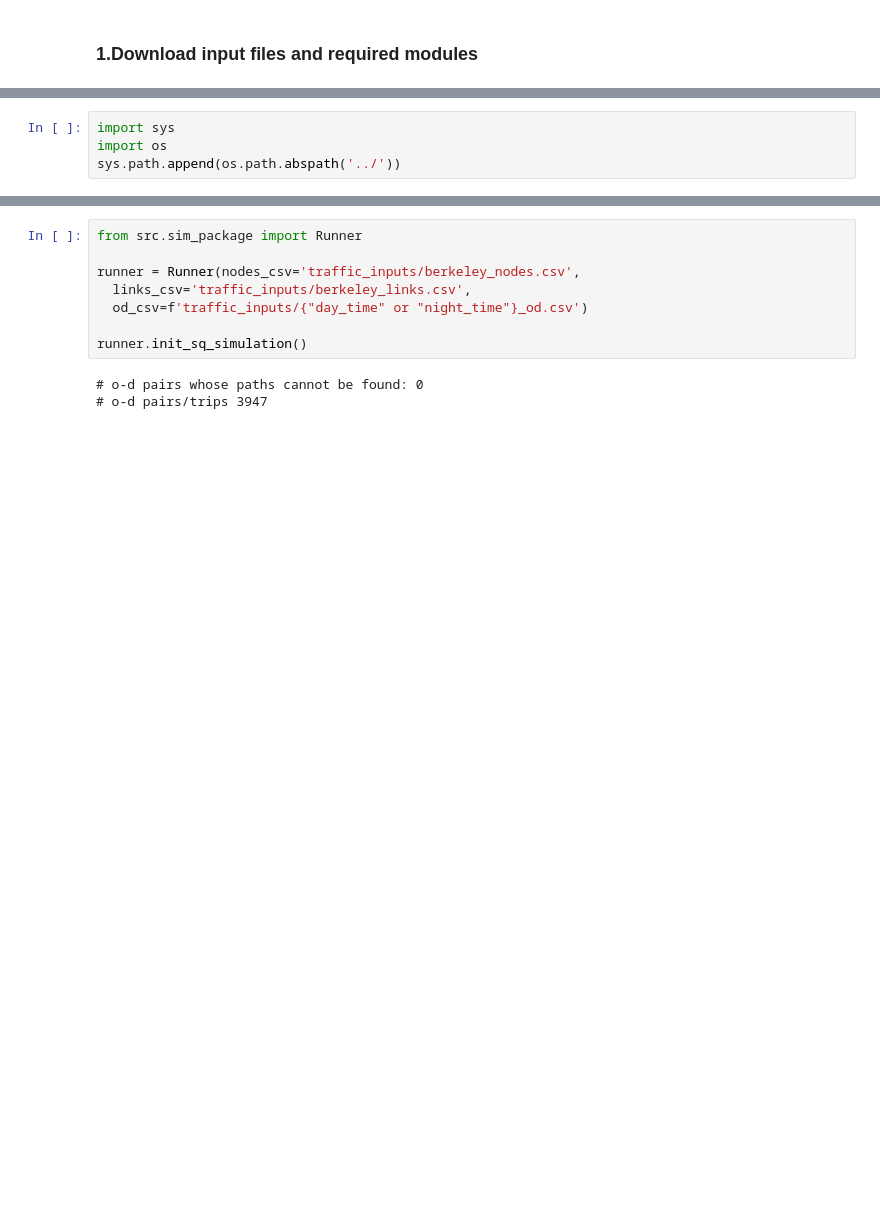
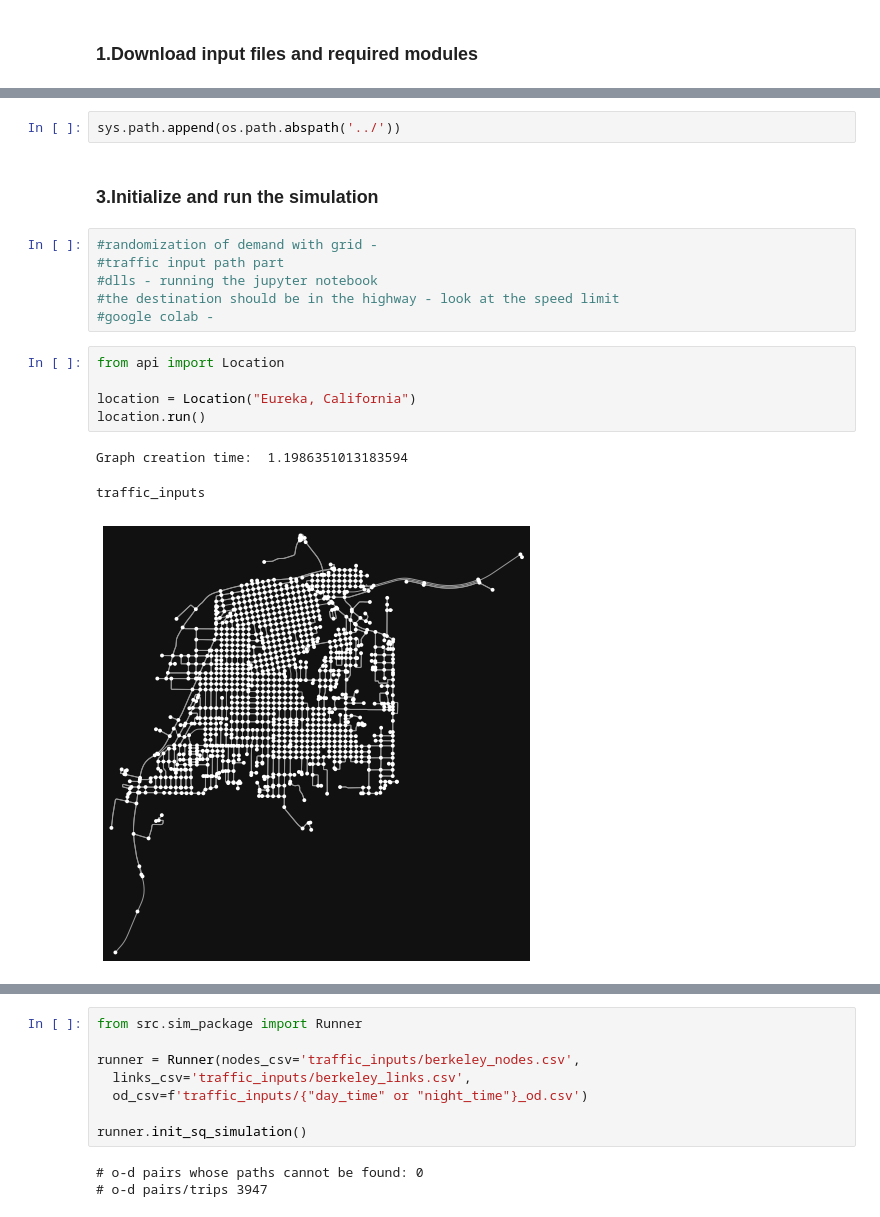
Before and after one commit to UCB-CE170a/Fall2021, a Jupyter notebook: sim_package/examples/default_sim.ipynb, the cells around one changed output, grey strips where cells are left out. Saved outputs shown, nothing was run; the diff lists cells and outputs as text; blank space fills up the shorter version.

```diff
--- a/sim_package/examples/default_sim.ipynb
+++ b/sim_package/examples/default_sim.ipynb
@@ -35,4 +52,19 @@ traffic_inputs/nigh 100%[===================>] 145.36K  --.-KB/s    in 0.03s
 # %%
-import sys
-import os
 sys.path.append(os.path.abspath('../'))
+# %% [markdown]
+### 3.Initialize and run the simulation
+# %%
+#randomization of demand with grid -
+#traffic input path part
+#dlls - running the jupyter notebook
+#the destination should be in the highway - look at the speed limit
+#google colab -
+# %%
+from api import Location
+
+location = Location("Eureka, California")
+location.run()
+# %% [output]
+Graph creation time:  1.1986351013183594
+traffic_inputs
+[figure, added]
```
Also changed, not shown: parts of 11 cells of this notebook, 6 other files.
